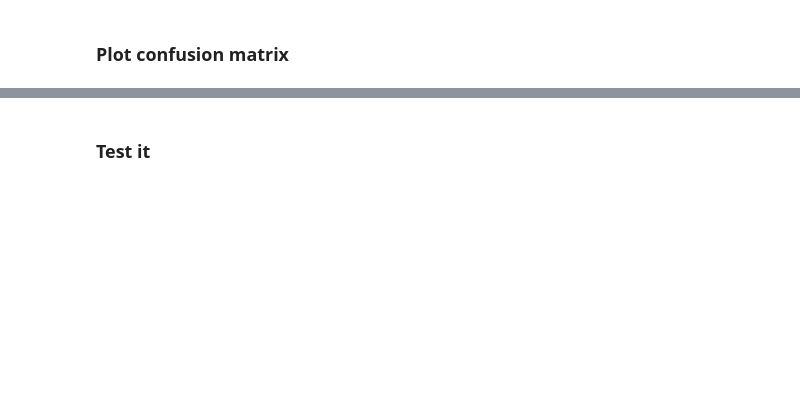
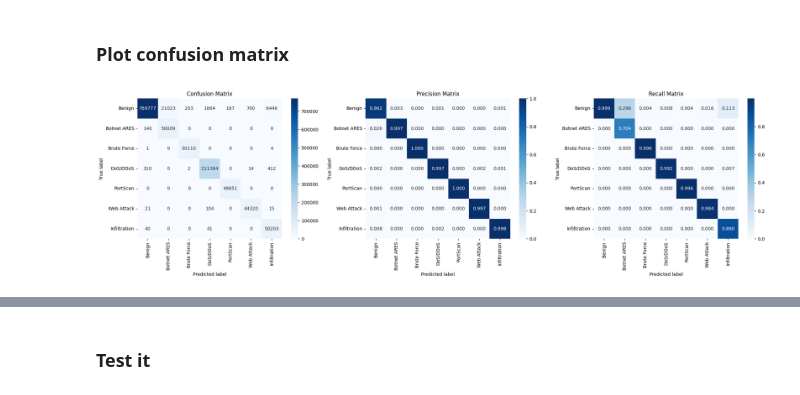
Before and after one commit to xiaohaishuishen/dbn-based-nids, a Jupyter notebook: notebooks/DeepBeliefNetwork/DeepBeliefNetwork -- SMOTE RandomUnderSampler + Class Weighting.ipynb, the cells around one changed output, grey strips where cells are left out. Drawn from its saved outputs; the diff is of its cells as text; code cells hidden in the pictures; blank space fills up the shorter version.

```diff
--- a/notebooks/DeepBeliefNetwork/DeepBeliefNetwork -- SMOTE RandomUnderSampler + Class Weighting.ipynb
+++ b/notebooks/DeepBeliefNetwork/DeepBeliefNetwork -- SMOTE RandomUnderSampler + Class Weighting.ipynb
@@ -26,9 +26,9 @@ from utils import (
     visualisation
 )
 # %%
-LOG_CONFIG_PATH = os.path.join(os.path.abspath("../.."), "logger", "logger_config.json")
-LOG_DIR   = os.path.join(os.path.abspath("../.."), "logs")
-DATA_DIR  = os.path.join(os.path.abspath("../.."), "data")
-IMAGE_DIR = os.path.join(os.path.abspath("../.."), "images")
+LOG_CONFIG_PATH = os.path.join(os.path.abspath(".."), "logger", "logger_config.json")
+LOG_DIR   = os.path.join(os.path.abspath(".."), "logs")
+DATA_DIR  = os.path.join(os.path.abspath(".."), "data")
+IMAGE_DIR = os.path.join(os.path.abspath(".."), "images")
 # %% [markdown]
 Check if GPU is active.
@@ -129,14 +159,16 @@ plt.show()
 # %% [markdown]
 ### Plot confusion matrix
 # %%
-labels = ['Benign', 'Botnet ARES', 'Brute Force', 'DoS/DDoS', 'PortScan', 'Web Attack']
+labels = ['Benign', 'Botnet ARES', 'Brute Force', 'DoS/DDoS', 'PortScan', 'Web Attack', 'Infiltration']
 
 visualisation.plot_confusion_matrix(y_true=train_output_true,
                                     y_pred=train_output_pred,
                                     labels=labels,
                                     save=True,
                                     save_dir=IMAGE_DIR,
                                     filename="bal_cw_dbn_train_confusion_matrix.pdf")
+# %% [output]
+[figure, added]
 # %%
 from sklearn.metrics import classification_report
 
```
Also changed, not shown: parts of 15 cells of this notebook, 5 other files.
